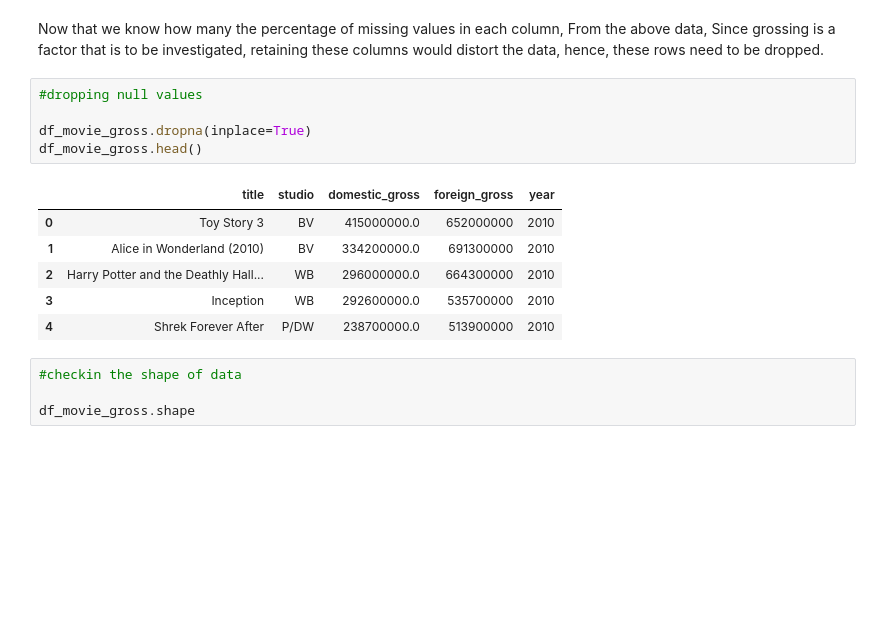
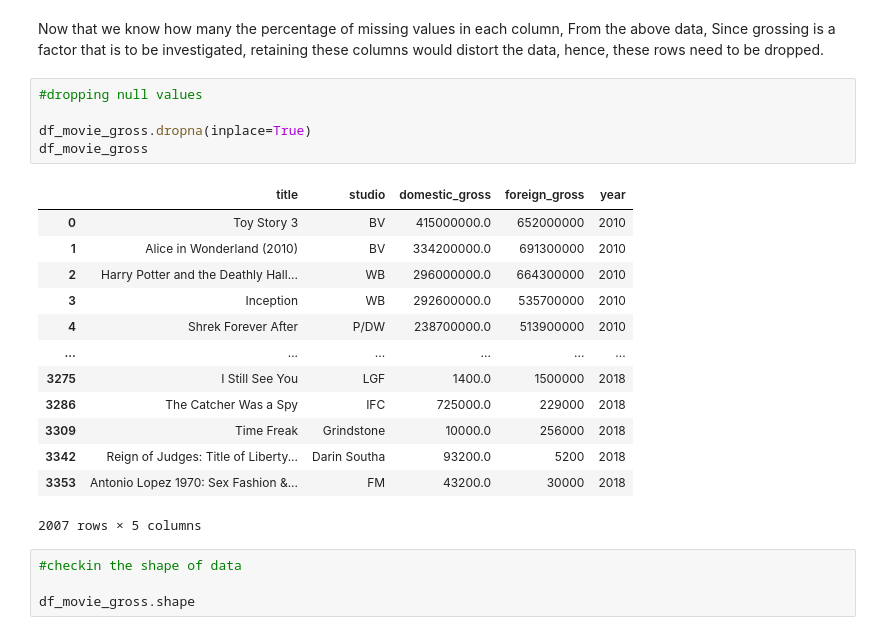
Before and after one commit to BrianKip035/dsc-phase-1-project-v2-4, a Jupyter notebook: student.ipynb, the cells around one changed output. Cells and saved outputs as stored; diff of their text form; blank space fills up the shorter version.

```diff
--- a/student.ipynb
+++ b/student.ipynb
@@ -594,15 +594,22 @@ hence, these rows need to be dropped.
 # %%
 #dropping null values
 
 df_movie_gross.dropna(inplace=True)
-df_movie_gross.head()
+df_movie_gross
 # %% [output]
 |  | title | studio | domestic_gross | foreign_gross | year |
 | 0 | Toy Story 3 | BV | 415000000.0 | 652000000 | 2010 |
 | 1 | Alice in Wonderland (2010) | BV | 334200000.0 | 691300000 | 2010 |
 | 2 | Harry Potter and the Deathly Hall... | WB | 296000000.0 | 664300000 | 2010 |
 | 3 | Inception | WB | 292600000.0 | 535700000 | 2010 |
 | 4 | Shrek Forever After | P/DW | 238700000.0 | 513900000 | 2010 |
+| ... | ... | ... | ... | ... | ... |
+| 3275 | I Still See You | LGF | 1400.0 | 1500000 | 2018 |
+| 3286 | The Catcher Was a Spy | IFC | 725000.0 | 229000 | 2018 |
+| 3309 | Time Freak | Grindstone | 10000.0 | 256000 | 2018 |
+| 3342 | Reign of Judges: Title of Liberty... | Darin Southa | 93200.0 | 5200 | 2018 |
+| 3353 | Antonio Lopez 1970: Sex Fashion &... | FM | 43200.0 | 30000 | 2018 |
+2007 rows × 5 columns
 # %%
 #checkin the shape of data
 
```
Also changed, not shown: parts of 23 cells of this notebook.
